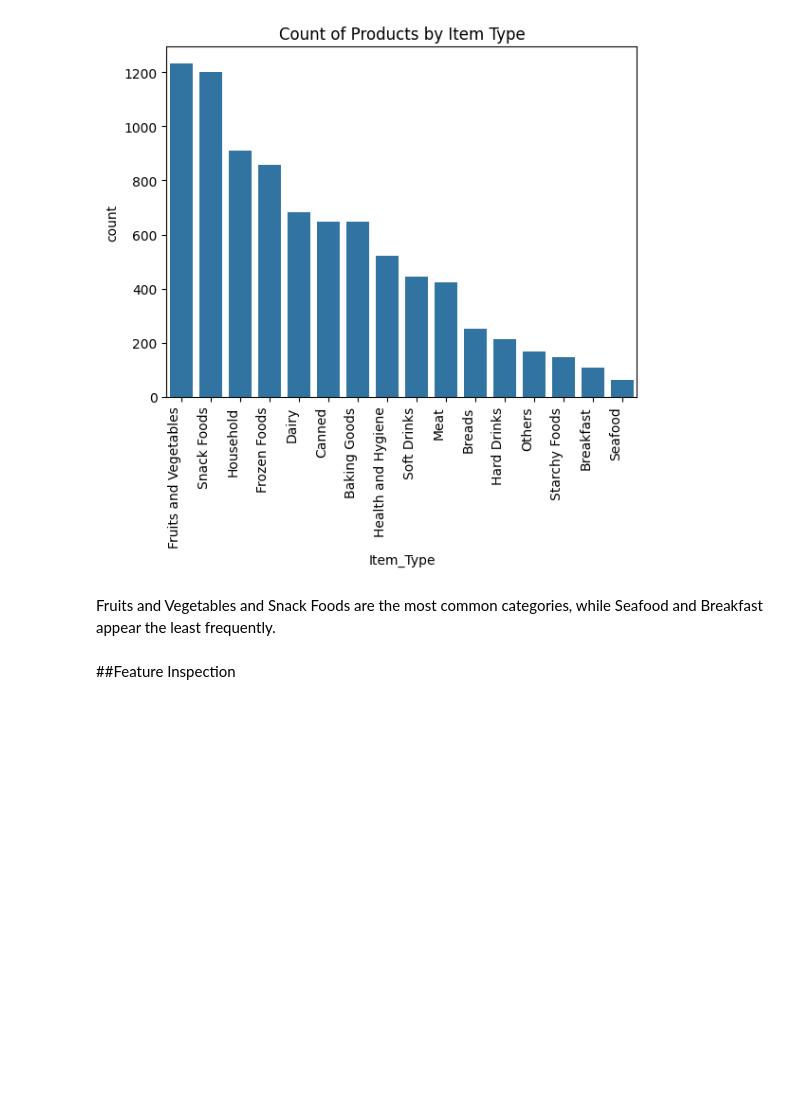
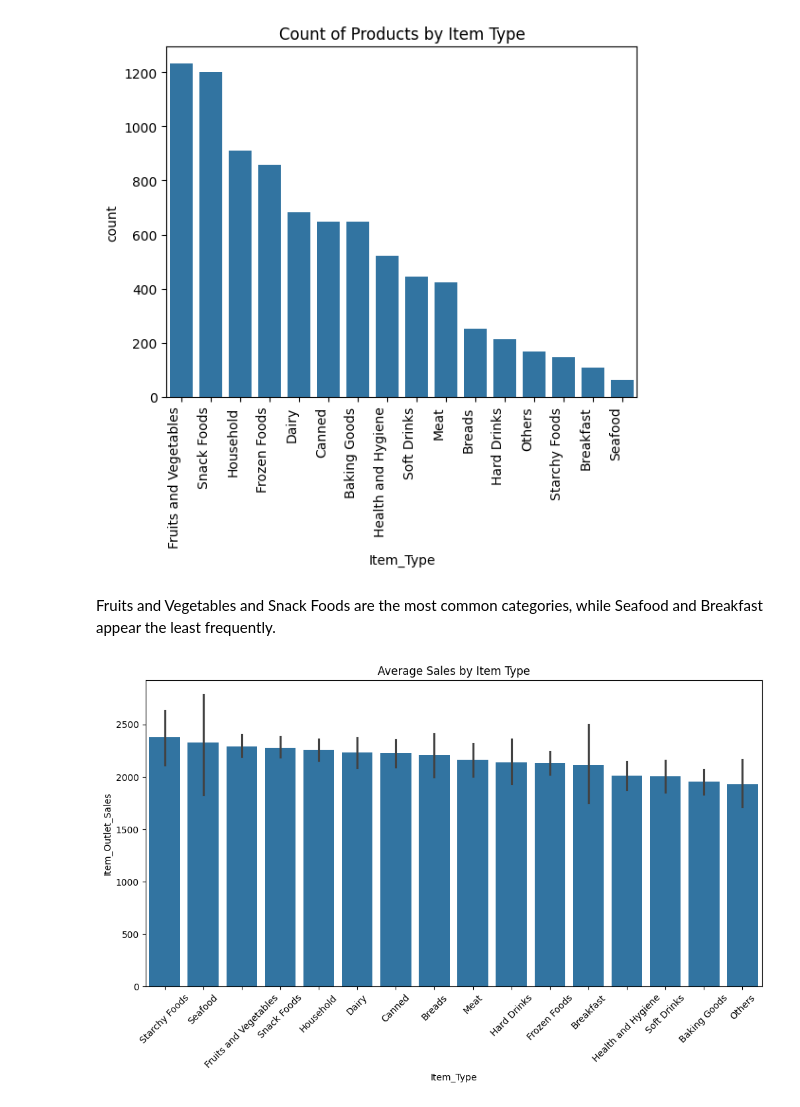
Before and after one commit to eddieZayed/Prediction-of-Product-Sales, a Jupyter notebook: Prediction_of_Product_Sales.ipynb, the cells around one changed output. Drawn from its saved outputs; the diff is of its cells as text; code cells hidden in the pictures; blank space fills up the shorter version.

Commit message:
Add plots: Average Sales by Item Type, Relationship Between Item MRP and Item Outlet Sales, Average Sales by Outlet Type, and Average Sales by Outlet Size

```diff
--- a/Prediction_of_Product_Sales.ipynb
+++ b/Prediction_of_Product_Sales.ipynb
@@ -231,5 +232,11 @@ ax.set_xticklabels(ax.get_xticklabels(),rotation=90,ha='right');
 [figure]
 # %% [markdown]
 Fruits and Vegetables and Snack Foods are the most common categories, while Seafood and Breakfast appear the least frequently.
-# %% [markdown]
-##Feature Inspection
+# %%
+plt.figure(figsize=(12,6))
+
+ax = sns.barplot(data=df, x="Item_Type", y="Item_Outlet_Sales", order=df.groupby("Item_Type")["Item_Outlet_Sales"].mean().sort_values(ascending=False).index)
+ax.set_title('Average Sales by Item Type')
+plt.xticks(rotation=45);
+# %% [output]
+[figure, added]
```
Also changed, not shown: parts of 8 cells of this notebook.
